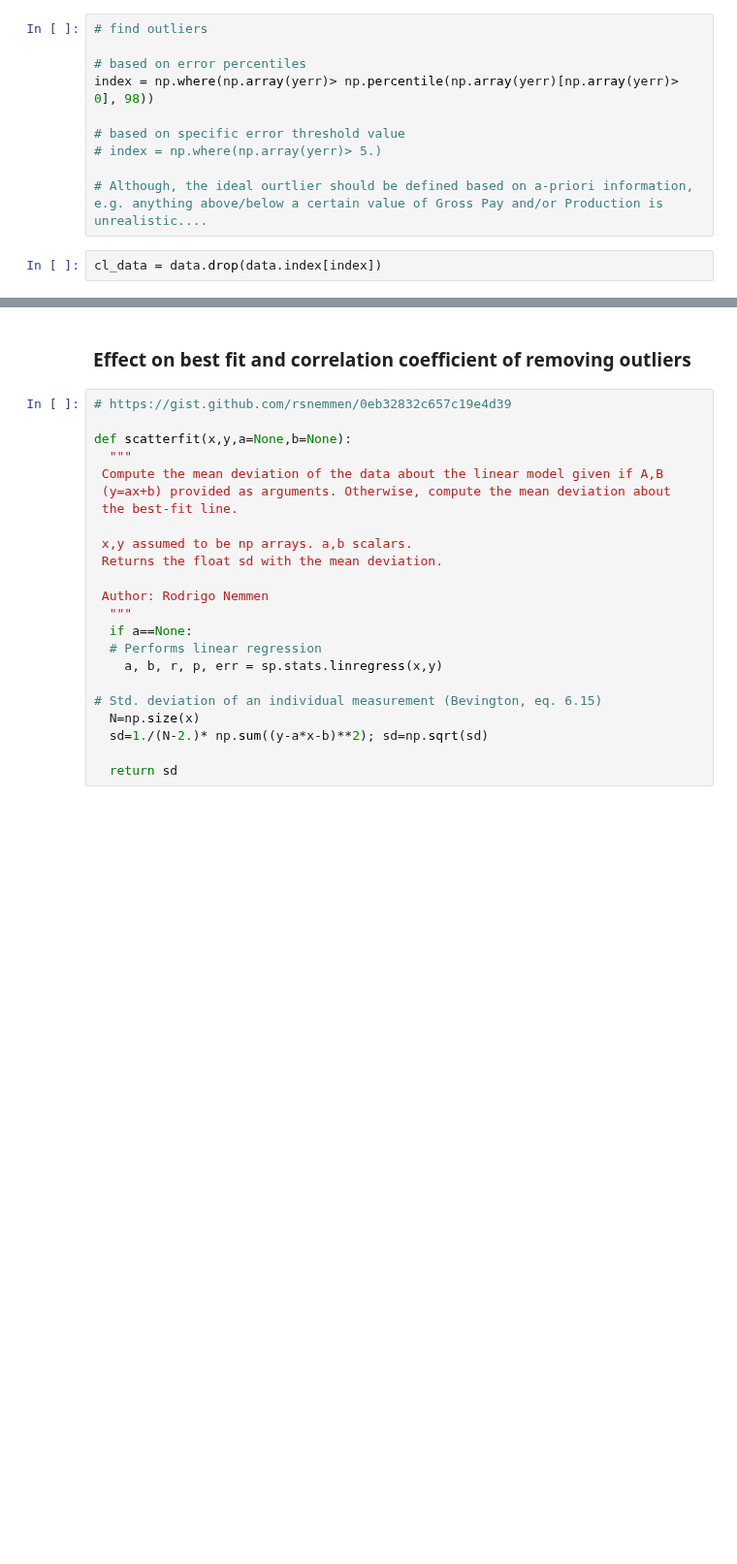
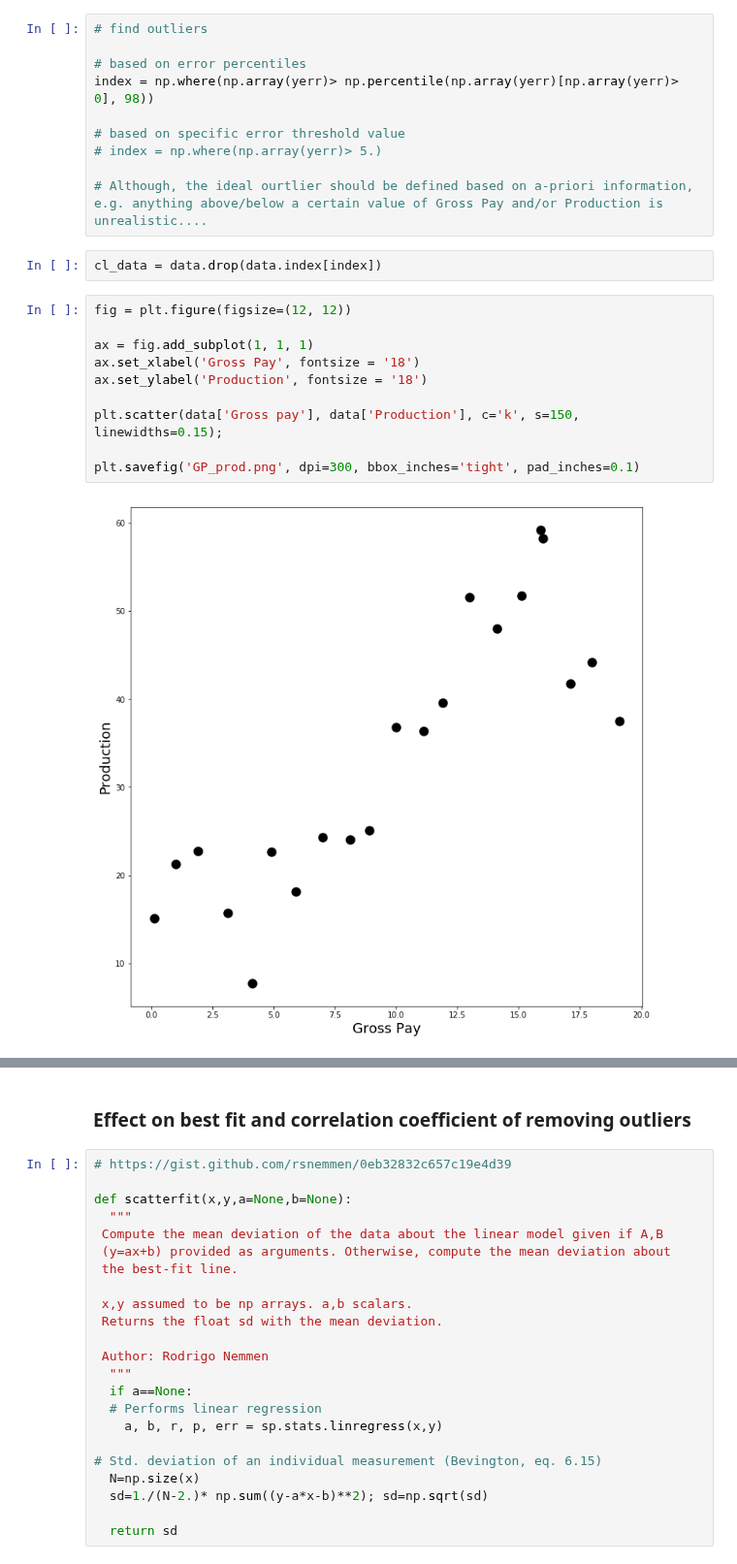
Before and after one commit to mycarta/Data-science-tools-petroleum-exploration-and-production, a Jupyter notebook: Python_outliers_GP.ipynb, the cells around one changed output, grey strips where cells are left out. Shown at 97% size. Drawn from its saved outputs; the diff is of its cells as text; blank space fills up the shorter version.

```diff
--- a/Python_outliers_GP.ipynb
+++ b/Python_outliers_GP.ipynb
@@ -90,4 +90,16 @@ index = np.where(np.array(yerr)> np.percentile(np.array(yerr)[np.array(yerr)> 0]
 # Although, the ideal ourtlier should be defined based on a-priori information, e.g. anything above/below a certain value of Gross Pay and/or Production is unrealistic....
 # %%
 cl_data = data.drop(data.index[index])
+# %%
+fig = plt.figure(figsize=(12, 12))
+
+ax = fig.add_subplot(1, 1, 1)
+ax.set_xlabel('Gross Pay', fontsize = '18')
+ax.set_ylabel('Production', fontsize = '18')
+
+plt.scatter(data['Gross pay'], data['Production'], c='k', s=150, linewidths=0.15);
+
+plt.savefig('GP_prod.png', dpi=300, bbox_inches='tight', pad_inches=0.1)
+# %% [output]
+[figure, added]
 # %%
```
Also changed, not shown: parts of 3 cells of this notebook, 3 other files.
